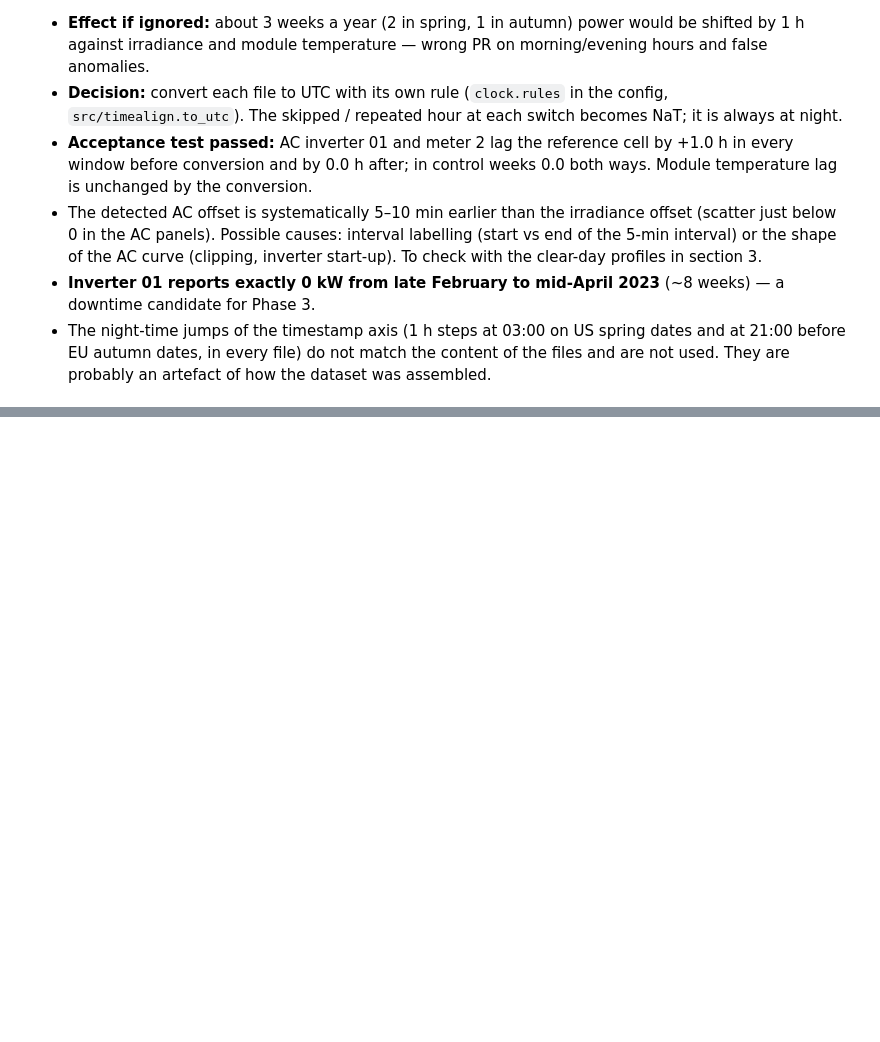
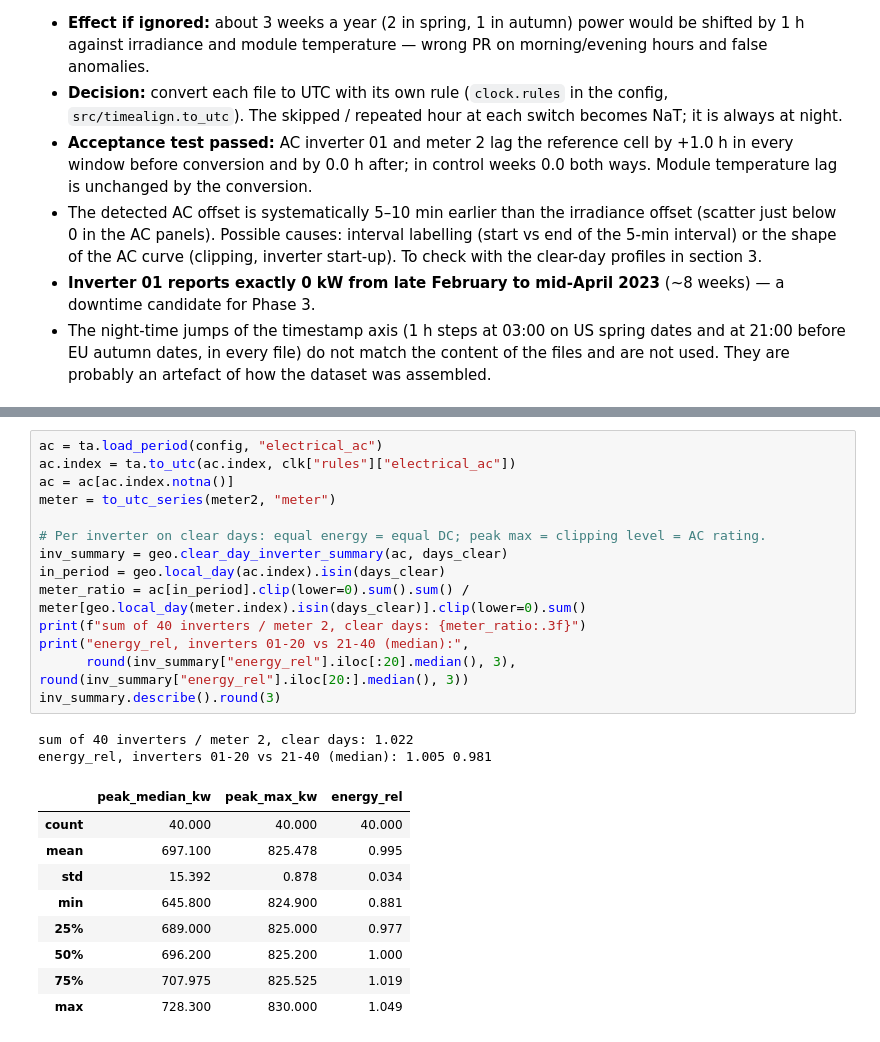
Before and after one commit to owl-solar/pv-loss-auditor, a Jupyter notebook: notebooks/01_data_qa.ipynb, the cells around one changed output, grey strips where cells are left out. Drawn from its saved outputs; the diff is of its cells as text; blank space fills up the shorter version.

```diff
--- a/notebooks/01_data_qa.ipynb
+++ b/notebooks/01_data_qa.ipynb
@@ -255,0 +323,26 @@ lags.pivot_table(index=["window", "kind"], columns="channel",
+# %%
+ac = ta.load_period(config, "electrical_ac")
+ac.index = ta.to_utc(ac.index, clk["rules"]["electrical_ac"])
+ac = ac[ac.index.notna()]
+meter = to_utc_series(meter2, "meter")
+
+# Per inverter on clear days: equal energy = equal DC; peak max = clipping level = AC rating.
+inv_summary = geo.clear_day_inverter_summary(ac, days_clear)
+in_period = geo.local_day(ac.index).isin(days_clear)
+meter_ratio = ac[in_period].clip(lower=0).sum().sum() / meter[geo.local_day(meter.index).isin(days_clear)].clip(lower=0).sum()
+print(f"sum of 40 inverters / meter 2, clear days: {meter_ratio:.3f}")
+print("energy_rel, inverters 01-20 vs 21-40 (median):",
+      round(inv_summary["energy_rel"].iloc[:20].median(), 3), round(inv_summary["energy_rel"].iloc[20:].median(), 3))
+inv_summary.describe().round(3)
+# %% [output]
+sum of 40 inverters / meter 2, clear days: 1.022
+energy_rel, inverters 01-20 vs 21-40 (median): 1.005 0.981
+|  | peak_median_kw | peak_max_kw | energy_rel |
+| count | 40.000 | 40.000 | 40.000 |
+| mean | 697.100 | 825.478 | 0.995 |
+| std | 15.392 | 0.878 | 0.034 |
+| min | 645.800 | 824.900 | 0.881 |
+| 25% | 689.000 | 825.000 | 0.977 |
+| 50% | 696.200 | 825.200 | 1.000 |
+| 75% | 707.975 | 825.525 | 1.019 |
+| max | 728.300 | 830.000 | 1.049 |
```
Also changed, not shown: parts of 8 cells of this notebook, 5 other files.
